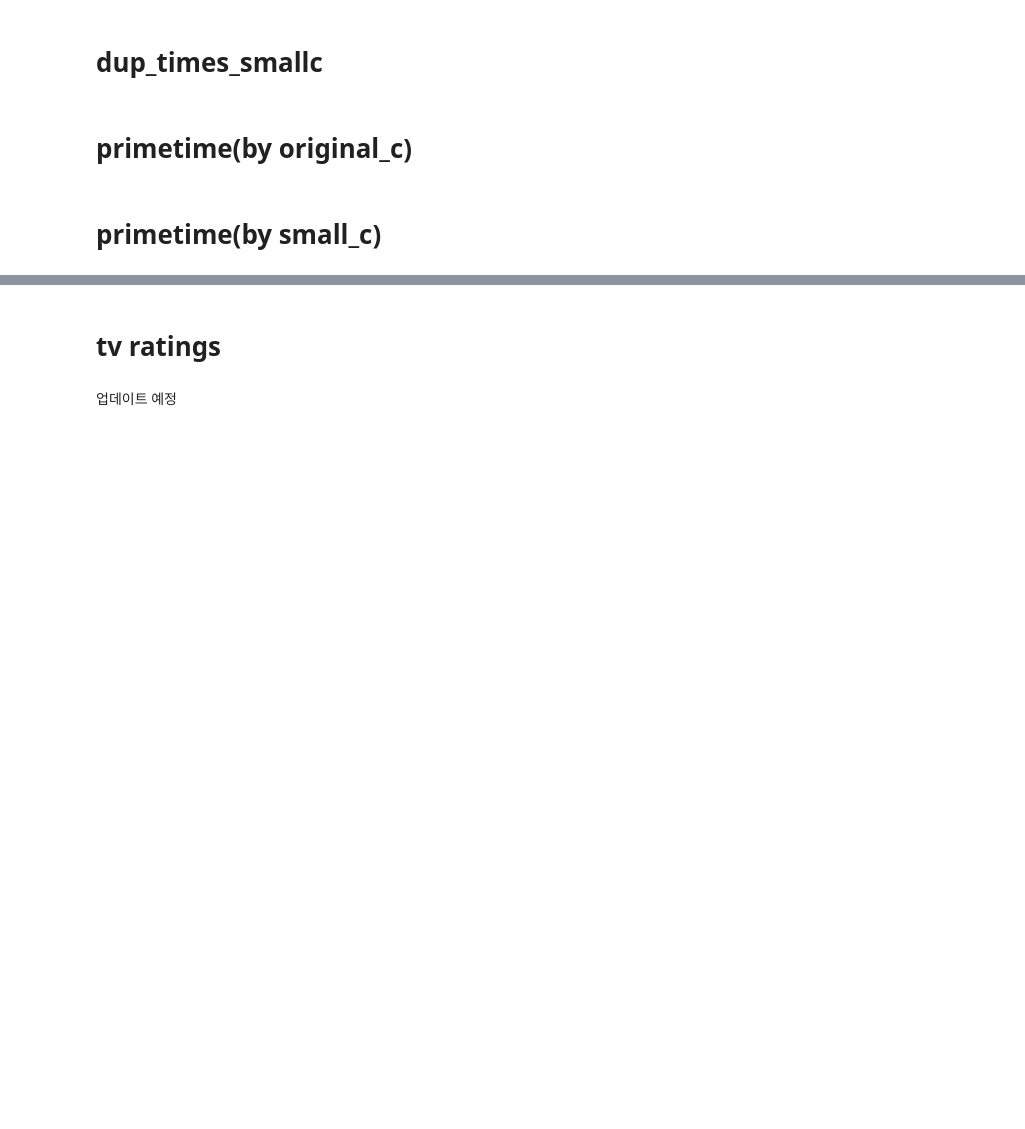
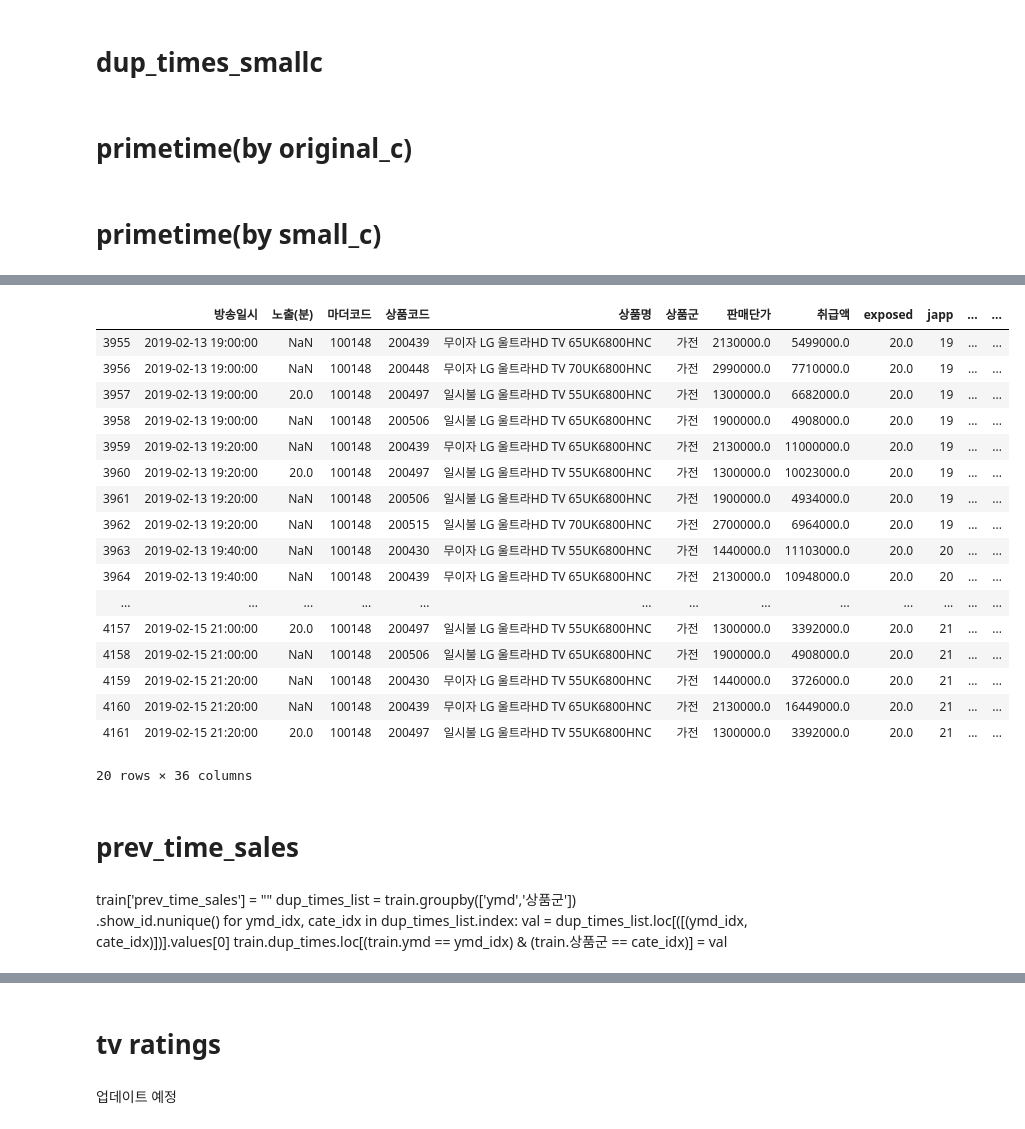
Before and after one commit to s-seo/bigcon_2020_mmmz, a Jupyter notebook: eda/features_sm.ipynb, the cells around one changed output, grey strips where cells are left out. Cells and saved outputs as stored; diff of their text form; code cells hidden in the pictures; blank space fills up the shorter version.

```diff
--- a/eda/features_sm.ipynb
+++ b/eda/features_sm.ipynb
@@ -512,0 +541,30 @@ check_smallc_primet()
+# %%
+train.loc[(train.마더코드 == "100148")][220:240]
+# %% [output]
+|  | 방송일시 | 노출(분) | 마더코드 | 상품코드 | 상품명 | 상품군 | 판매단가 | 취급액 | exposed | japp | ... | ... |
+| 3955 | 2019-02-13 19:00:00 | NaN | 100148 | 200439 | 무이자 LG 울트라HD TV 65UK6800HNC | 가전 | 2130000.0 | 5499000.0 | 20.0 | 19 | ... | ... |
+| 3956 | 2019-02-13 19:00:00 | NaN | 100148 | 200448 | 무이자 LG 울트라HD TV 70UK6800HNC | 가전 | 2990000.0 | 7710000.0 | 20.0 | 19 | ... | ... |
+| 3957 | 2019-02-13 19:00:00 | 20.0 | 100148 | 200497 | 일시불 LG 울트라HD TV 55UK6800HNC | 가전 | 1300000.0 | 6682000.0 | 20.0 | 19 | ... | ... |
+| 3958 | 2019-02-13 19:00:00 | NaN | 100148 | 200506 | 일시불 LG 울트라HD TV 65UK6800HNC | 가전 | 1900000.0 | 4908000.0 | 20.0 | 19 | ... | ... |
+| 3959 | 2019-02-13 19:20:00 | NaN | 100148 | 200439 | 무이자 LG 울트라HD TV 65UK6800HNC | 가전 | 2130000.0 | 11000000.0 | 20.0 | 19 | ... | ... |
+| 3960 | 2019-02-13 19:20:00 | 20.0 | 100148 | 200497 | 일시불 LG 울트라HD TV 55UK6800HNC | 가전 | 1300000.0 | 10023000.0 | 20.0 | 19 | ... | ... |
+| 3961 | 2019-02-13 19:20:00 | NaN | 100148 | 200506 | 일시불 LG 울트라HD TV 65UK6800HNC | 가전 | 1900000.0 | 4934000.0 | 20.0 | 19 | ... | ... |
+| 3962 | 2019-02-13 19:20:00 | NaN | 100148 | 200515 | 일시불 LG 울트라HD TV 70UK6800HNC | 가전 | 2700000.0 | 6964000.0 | 20.0 | 19 | ... | ... |
+| 3963 | 2019-02-13 19:40:00 | NaN | 100148 | 200430 | 무이자 LG 울트라HD TV 55UK6800HNC | 가전 | 1440000.0 | 11103000.0 | 20.0 | 20 | ... | ... |
+| 3964 | 2019-02-13 19:40:00 | NaN | 100148 | 200439 | 무이자 LG 울트라HD TV 65UK6800HNC | 가전 | 2130000.0 | 10948000.0 | 20.0 | 20 | ... | ... |
+| ... | ... | ... | ... | ... | ... | ... | ... | ... | ... | ... | ... | ... |
+| 4157 | 2019-02-15 21:00:00 | 20.0 | 100148 | 200497 | 일시불 LG 울트라HD TV 55UK6800HNC | 가전 | 1300000.0 | 3392000.0 | 20.0 | 21 | ... | ... |
+| 4158 | 2019-02-15 21:00:00 | NaN | 100148 | 200506 | 일시불 LG 울트라HD TV 65UK6800HNC | 가전 | 1900000.0 | 4908000.0 | 20.0 | 21 | ... | ... |
+| 4159 | 2019-02-15 21:20:00 | NaN | 100148 | 200430 | 무이자 LG 울트라HD TV 55UK6800HNC | 가전 | 1440000.0 | 3726000.0 | 20.0 | 21 | ... | ... |
+| 4160 | 2019-02-15 21:20:00 | NaN | 100148 | 200439 | 무이자 LG 울트라HD TV 65UK6800HNC | 가전 | 2130000.0 | 16449000.0 | 20.0 | 21 | ... | ... |
+| 4161 | 2019-02-15 21:20:00 | 20.0 | 100148 | 200497 | 일시불 LG 울트라HD TV 55UK6800HNC | 가전 | 1300000.0 | 3392000.0 | 20.0 | 21 | ... | ... |
+20 rows × 36 columns
+# %% [markdown]
+# prev_time_sales
+# %% [markdown]
+train['prev_time_sales'] = ""
+dup_times_list = train.groupby(['ymd','상품군'])\
+    .show_id.nunique()
+for ymd_idx, cate_idx in dup_times_list.index:
+    val = dup_times_list.loc[([(ymd_idx, cate_idx)])].values[0]
+    train.dup_times.loc[(train.ymd == ymd_idx) & (train.상품군 == cate_idx)] = val
```
Also changed, not shown: parts of 18 cells of this notebook, 3 other files.
